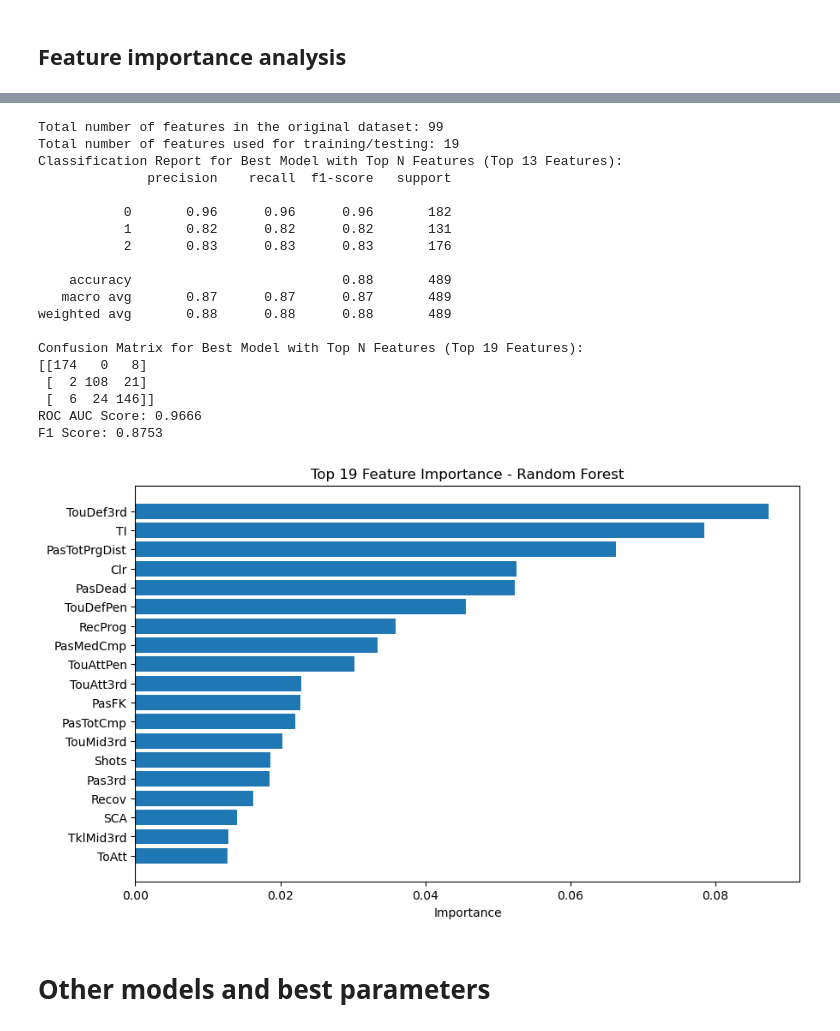
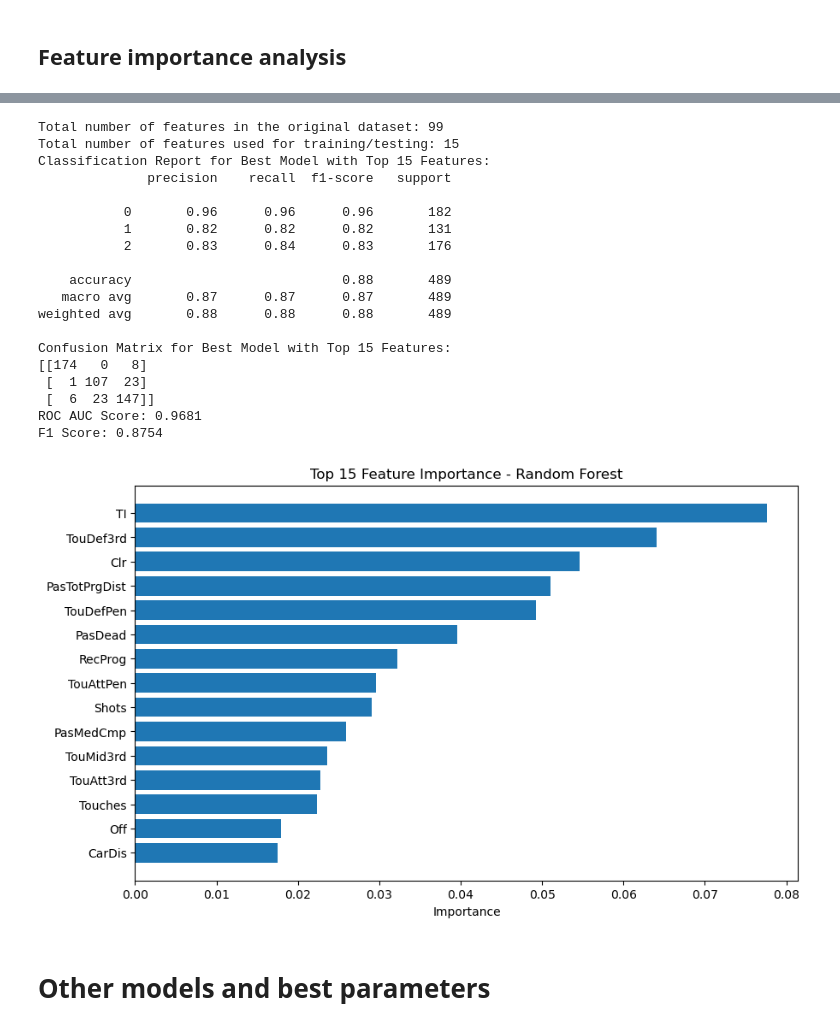
Before and after one commit to Fidot-2311/Dissertation, a Jupyter notebook: EDA_Deploy.ipynb, the cells around one changed output, grey strips where cells are left out. Cells and saved outputs as stored; diff of their text form; code cells hidden in the pictures.

```diff
--- a/EDA_Deploy.ipynb
+++ b/EDA_Deploy.ipynb
@@ -928,11 +965,18 @@ from sklearn.ensemble import RandomForestClassifier
 from sklearn.metrics import classification_report, confusion_matrix, roc_auc_score, f1_score
 import matplotlib.pyplot as plt
 
-# Define the best parameters
-best_params = {'max_depth': None, 'min_samples_leaf': 1, 'min_samples_split': 10, 'n_estimators': 50}
+# Define the best parameters with the new configuration
+random_seed = 42  # Ensure this is set to the same value for reproducibility
+best_params = {
+    'max_depth': 10,
+    'min_samples_leaf': 1,
+    'min_samples_split': 2,
+    'n_estimators': 100,
+    'random_state': random_seed
+}
 
 # Train the RandomForestClassifier with the best parameters
-best_rf_pos_cat = RandomForestClassifier(**best_params, random_state=42)
+best_rf_pos_cat = RandomForestClassifier(**best_params)
 best_rf_pos_cat.fit(X_train_pos, y_train_pos)
 
 # Extract feature importances
@@ -947,8 +991,8 @@ feature_importances = feature_importances.sort_values(by='Importance', ascending
 total_features = X_train_pos.shape[1]
 print(f'Total number of features in the original dataset: {total_features}')
 
-# Display top 13 features
-n = 19  # Number of top features to consider
+# Display top 15 features
+n = 15  # Number of top features to consider
 top_n_features = feature_importances.head(n)['Feature'].values
 
 # Display the number of features used after filtering
@@ -959,7 +1003,7 @@ X_train_top_n = X_train_pos[top_n_features]
 X_test_top_n = X_test_pos[top_n_features]
 
 # Train the RandomForestClassifier on the top n features
-best_rf_pos_cat_top_n = RandomForestClassifier(**best_params, random_state=42)
+best_rf_pos_cat_top_n = RandomForestClassifier(**best_params)
 best_rf_pos_cat_top_n.fit(X_train_top_n, y_train_pos)
 
 # Predict on the test set with top n features
@@ -967,53 +1011,53 @@ y_pred_best_top_n = best_rf_pos_cat_top_n.predict(X_test_top_n)
 y_prob_best_top_n = best_rf_pos_cat_top_n.predict_proba(X_test_top_n)[:, 1]  # Probabilities for ROC AUC
 
 # Print classification report
-print("Classification Report for Best Model with Top N Features (Top 13 Features):")
+print("Classification Report for Best Model with Top 15 Features:")
 print(classification_report(y_test_pos, y_pred_best_top_n))
 
 # Calculate confusion matrix
 cm_best_top_n = confusion_matrix(y_test_pos, y_pred_best_top_n)
-print("Confusion Matrix for Best Model with Top N Features (Top 19 Features):")
+print("Confusion Matrix for Best Model with Top 15 Features:")
 print(cm_best_top_n)
 
 # Calculate additional performance metrics
 if len(set(y_test_pos)) == 2:  # Binary classification
     roc_auc = roc_auc_score(y_test_pos, y_prob_best_top_n)
     print(f'ROC AUC Score: {roc_auc:.4f}')
 else:  # Multi-class classification
     roc_auc = roc_auc_score(y_test_pos, best_rf_pos_cat_top_n.predict_proba(X_test_top_n), multi_class='ovr')
     print(f'ROC AUC Score: {roc_auc:.4f}')
 
 f1 = f1_score(y_test_pos, y_pred_best_top_n, average='weighted')
 print(f'F1 Score: {f1:.4f}')
 
 # Plot the top n features
 plt.figure(figsize=(10, 6))
 plt.barh(top_n_features, feature_importances[feature_importances['Feature'].isin(top_n_features)]['Importance'], align='center')
 plt.xlabel('Importance')
 plt.title(f'Top {len(top_n_features)} Feature Importance - Random Forest')
 plt.gca().invert_yaxis()
 plt.show()
 # %% [output]
 Total number of features in the original dataset: 99
-Total number of features used for training/testing: 19
-Classification Report for Best Model with Top N Features (Top 13 Features):
+Total number of features used for training/testing: 15
+Classification Report for Best Model with Top 15 Features:
               precision    recall  f1-score   support
 
            0       0.96      0.96      0.96       182
            1       0.82      0.82      0.82       131
-           2       0.83      0.83      0.83       176
+           2       0.83      0.84      0.83       176
 
     accuracy                           0.88       489
    macro avg       0.87      0.87      0.87       489
 weighted avg       0.88      0.88      0.88       489
 
-Confusion Matrix for Best Model with Top N Features (Top 19 Features):
+Confusion Matrix for Best Model with Top 15 Features:
 [[174   0   8]
- [  2 108  21]
- [  6  24 146]]
-ROC AUC Score: 0.9666
-F1 Score: 0.8753
+ [  1 107  23]
+ [  6  23 147]]
+ROC AUC Score: 0.9681
+F1 Score: 0.8754
-[figure, old version]
+[figure, new version]
 # %% [markdown]
 # Other models and best parameters
 # %% [markdown]
```
Also changed, not shown: parts of 33 cells of this notebook, 1 other file.
